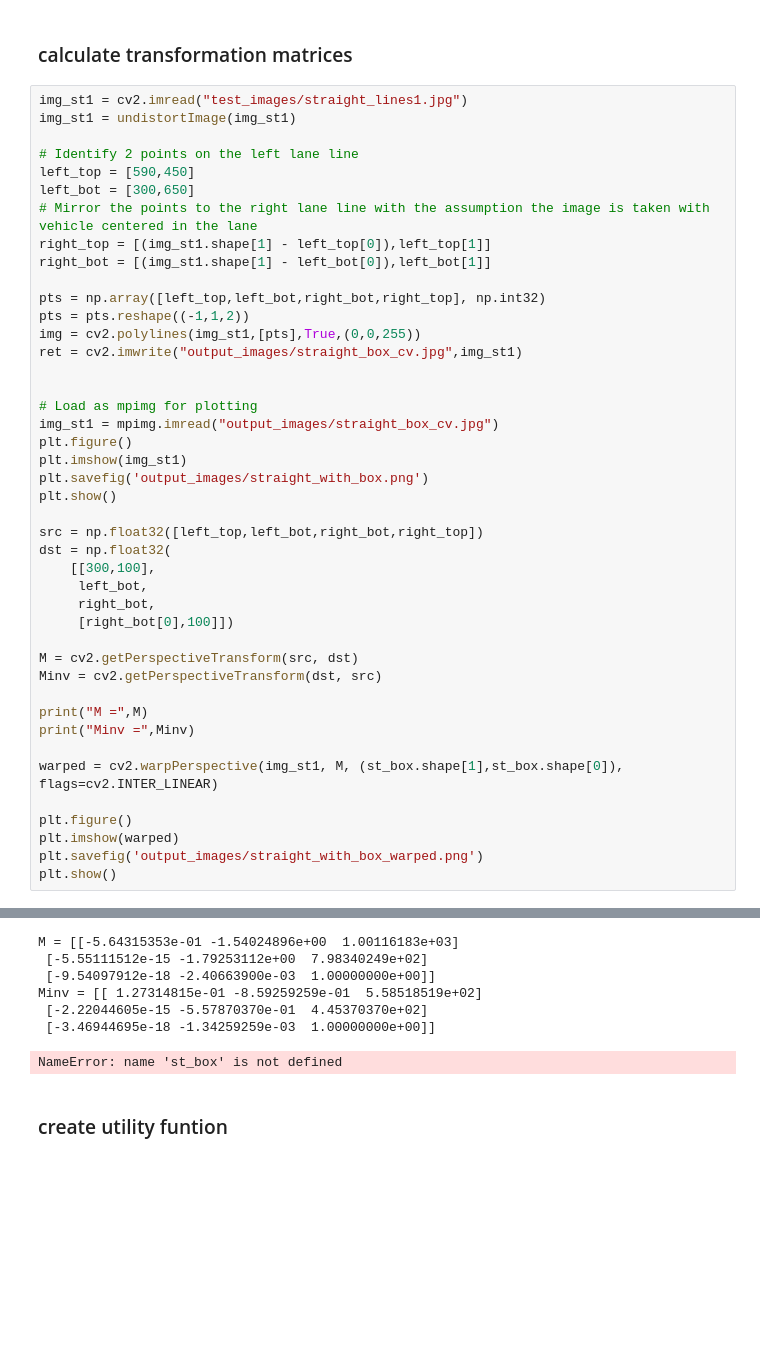
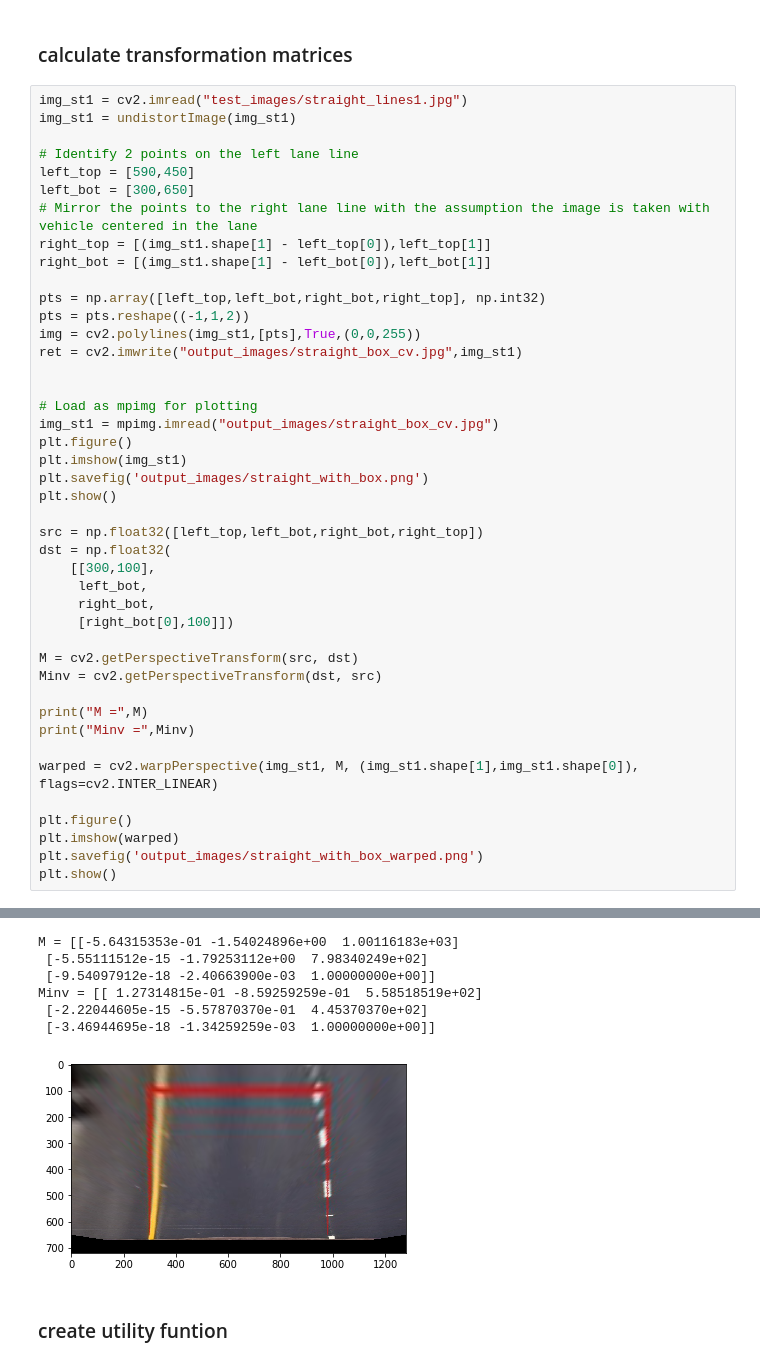
Before and after one commit to Mechaaniker/Advanced-Lane-Detect, a Jupyter notebook: Advanced_Lane_Finding.ipynb, the cells around one changed output, grey strips where cells are left out. Cells and saved outputs as stored; diff of their text form; blank space fills up the shorter version.

Commit message:
clear a compiler error and add more png

```diff
--- a/Advanced_Lane_Finding.ipynb
+++ b/Advanced_Lane_Finding.ipynb
@@ -224,35 +224,35 @@ plt.figure()
 plt.imshow(img_st1)
 plt.savefig('output_images/straight_with_box.png')
 plt.show()
 
 src = np.float32([left_top,left_bot,right_bot,right_top])
 dst = np.float32(
     [[300,100],
      left_bot,
      right_bot,
      [right_bot[0],100]])
 
 M = cv2.getPerspectiveTransform(src, dst)
 Minv = cv2.getPerspectiveTransform(dst, src)
 
 print("M =",M)
 print("Minv =",Minv)
 
-warped = cv2.warpPerspective(img_st1, M, (st_box.shape[1],st_box.shape[0]), flags=cv2.INTER_LINEAR)
+warped = cv2.warpPerspective(img_st1, M, (img_st1.shape[1],img_st1.shape[0]), flags=cv2.INTER_LINEAR)
 
 plt.figure()
 plt.imshow(warped)
 plt.savefig('output_images/straight_with_box_warped.png')
 plt.show()
 # %% [output]
 [figure]
 M = [[-5.64315353e-01 -1.54024896e+00  1.00116183e+03]
  [-5.55111512e-15 -1.79253112e+00  7.98340249e+02]
  [-9.54097912e-18 -2.40663900e-03  1.00000000e+00]]
 Minv = [[ 1.27314815e-01 -8.59259259e-01  5.58518519e+02]
  [-2.22044605e-15 -5.57870370e-01  4.45370370e+02]
  [-3.46944695e-18 -1.34259259e-03  1.00000000e+00]]
-NameError: name 'st_box' is not defined
+[figure, added]
 # %% [markdown]
 ### create utility funtion
 # %%
```
Also changed, not shown: parts of 2 cells of this notebook, 8 other files.
